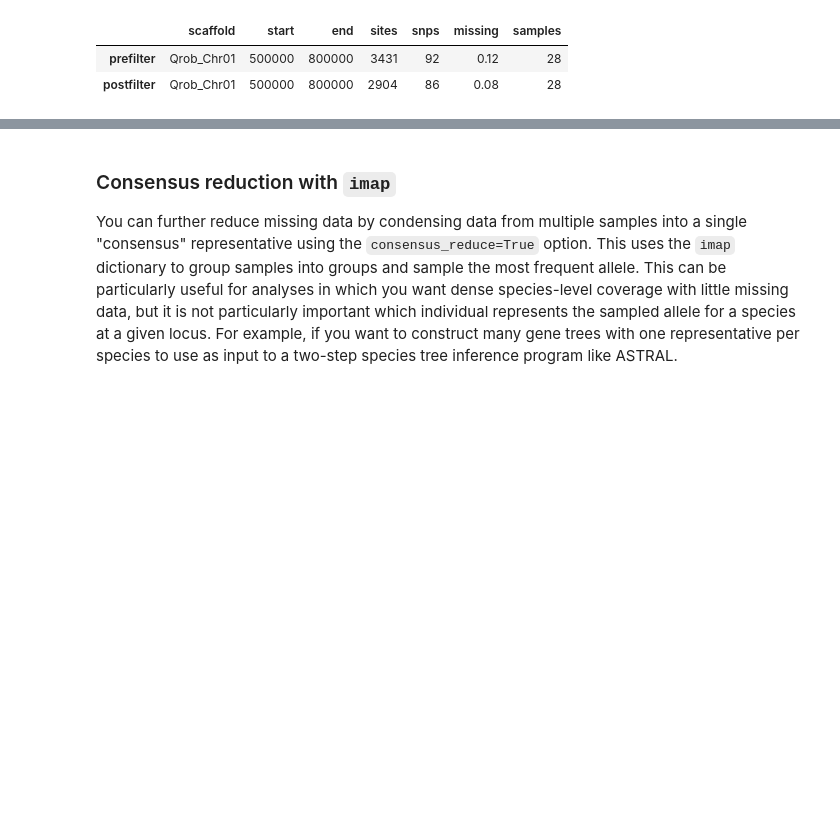
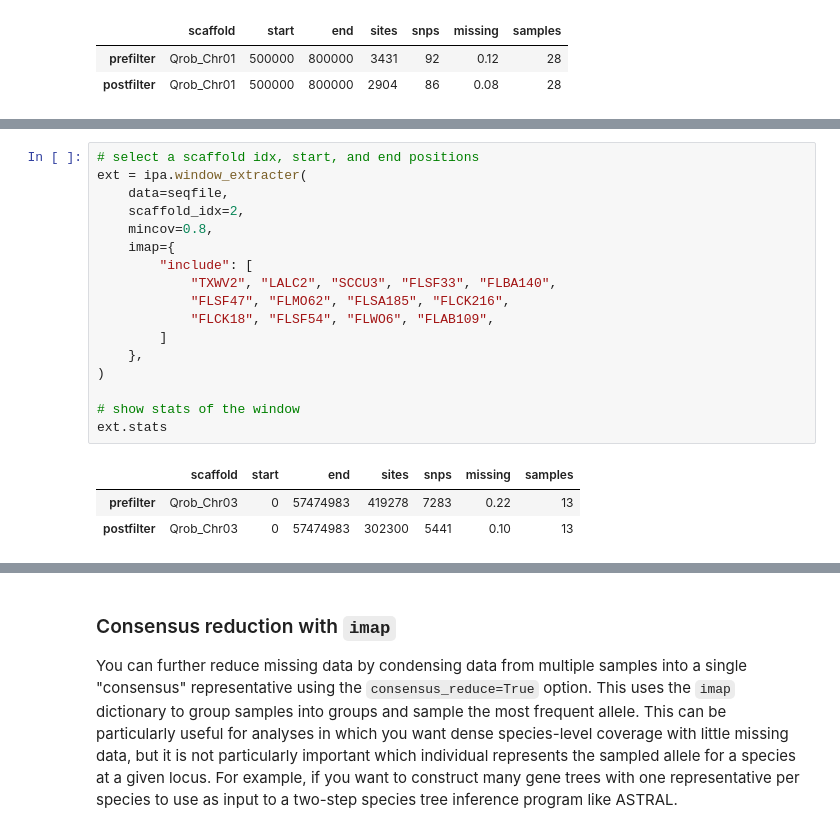
Before and after one commit to dereneaton/ipyrad, a Jupyter notebook: newdocs/API-analysis/cookbook-window_extracter.ipynb, the cells around one changed output, grey strips where cells are left out. Saved outputs shown, nothing was run; the diff lists cells and outputs as text; blank space fills up the shorter version.

```diff
--- a/newdocs/API-analysis/cookbook-window_extracter.ipynb
+++ b/newdocs/API-analysis/cookbook-window_extracter.ipynb
@@ -166,0 +173,21 @@ ext.stats
+# %%
+# select a scaffold idx, start, and end positions
+ext = ipa.window_extracter(
+    data=seqfile,
+    scaffold_idx=2,
+    mincov=0.8,
+    imap={
+        "include": [
+            "TXWV2", "LALC2", "SCCU3", "FLSF33", "FLBA140",
+            "FLSF47", "FLMO62", "FLSA185", "FLCK216",
+            "FLCK18", "FLSF54", "FLWO6", "FLAB109",
+        ]
+    },
+)
+
+# show stats of the window
+ext.stats
+# %% [output]
+|  | scaffold | start | end | sites | snps | missing | samples |
+| prefilter | Qrob_Chr03 | 0 | 57474983 | 419278 | 7283 | 0.22 | 13 |
+| postfilter | Qrob_Chr03 | 0 | 57474983 | 302300 | 5441 | 0.10 | 13 |
```
Also changed, not shown: parts of 8 cells of this notebook, 2 other files.
